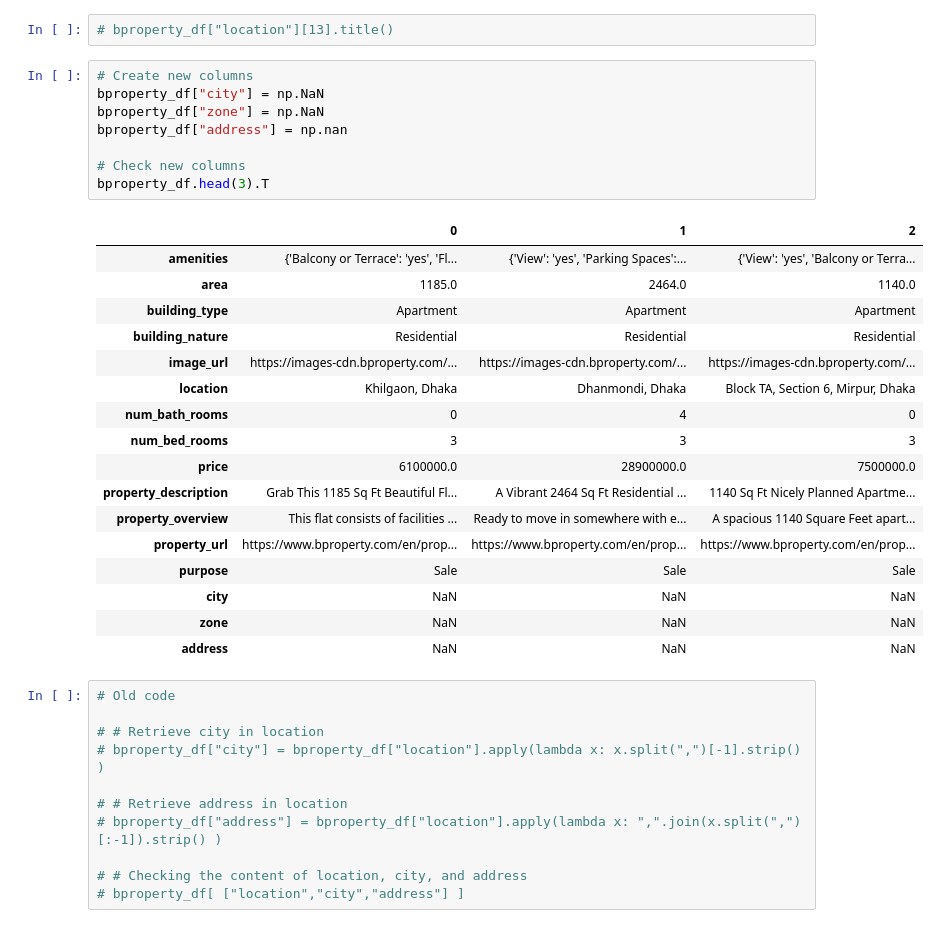
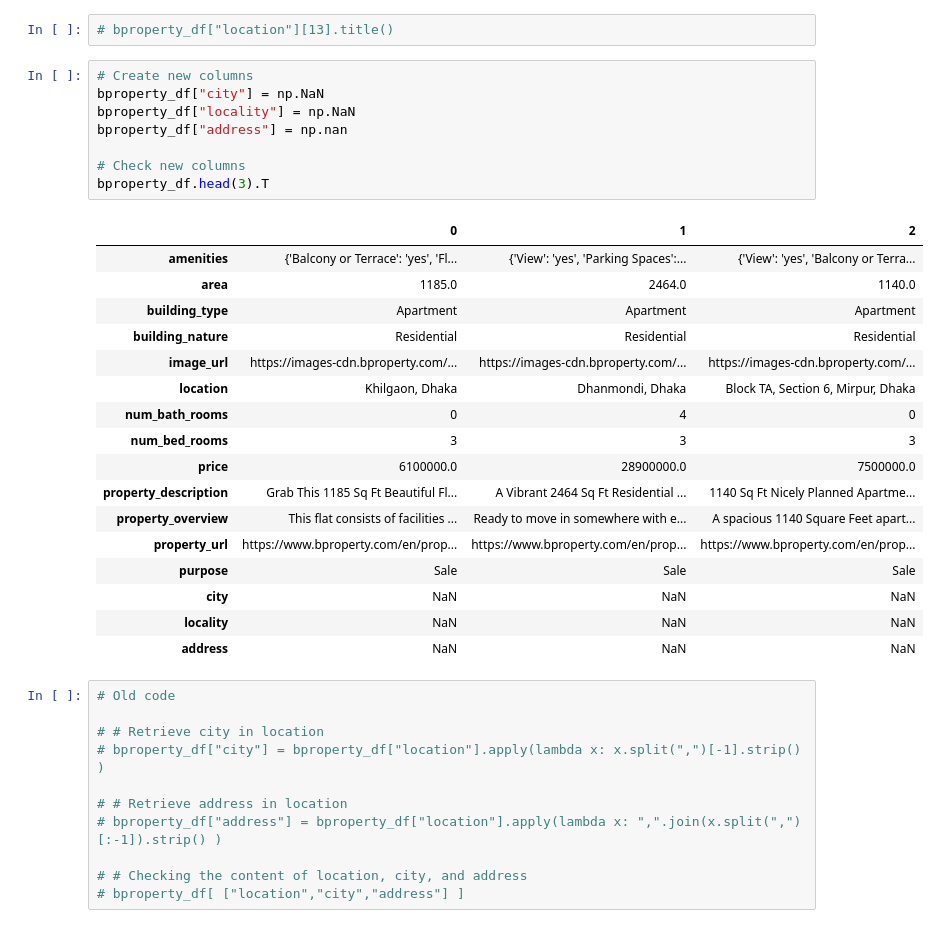
Before and after one commit to OmdenaAI/dhaka-bangladesh-real-estate-recommendation, a Jupyter notebook: src/tasks/task-2-data-preprocessing/bproperty -- cleaning/bproperty -- cleaning.ipynb, the cells around one changed output. Saved outputs shown, nothing was run; the diff lists cells and outputs as text.

```diff
--- a/src/tasks/task-2-data-preprocessing/bproperty -- cleaning/bproperty -- cleaning.ipynb
+++ b/src/tasks/task-2-data-preprocessing/bproperty -- cleaning/bproperty -- cleaning.ipynb
@@ -654,28 +666,28 @@ get_detailed_address(bproperty_df["location"][0])
 # %%
 # Create new columns
 bproperty_df["city"] = np.NaN
-bproperty_df["zone"] = np.NaN
+bproperty_df["locality"] = np.NaN
 bproperty_df["address"] = np.nan
 
 # Check new columns
 bproperty_df.head(3).T
 # %% [output]
 |  | 0 | 1 | 2 |
 | amenities | {'Balcony or Terrace': 'yes', 'Fl... | {'View': 'yes', 'Parking Spaces':... | {'View': 'yes', 'Balcony or Terra... |
 | area | 1185.0 | 2464.0 | 1140.0 |
 | building_type | Apartment | Apartment | Apartment |
 | building_nature | Residential | Residential | Residential |
 | image_url | https://images-cdn.bproperty.com/... | https://images-cdn.bproperty.com/... | https://images-cdn.bproperty.com/... |
 | location | Khilgaon, Dhaka | Dhanmondi, Dhaka | Block TA, Section 6, Mirpur, Dhaka |
 | num_bath_rooms | 0 | 4 | 0 |
 | num_bed_rooms | 3 | 3 | 3 |
 | price | 6100000.0 | 28900000.0 | 7500000.0 |
 | property_description | Grab This 1185 Sq Ft Beautiful Fl... | A Vibrant 2464 Sq Ft Residential ... | 1140 Sq Ft Nicely Planned Apartme... |
 | property_overview | This flat consists of facilities ... | Ready to move in somewhere with e... | A spacious 1140 Square Feet apart... |
 | property_url | https://www.bproperty.com/en/prop... | https://www.bproperty.com/en/prop... | https://www.bproperty.com/en/prop... |
 | purpose | Sale | Sale | Sale |
 | city | NaN | NaN | NaN |
-| zone | NaN | NaN | NaN |
+| locality | NaN | NaN | NaN |
 | address | NaN | NaN | NaN |
 # %%
 # Old code
```
Also changed, not shown: parts of 8 cells of this notebook, 5 other files.
